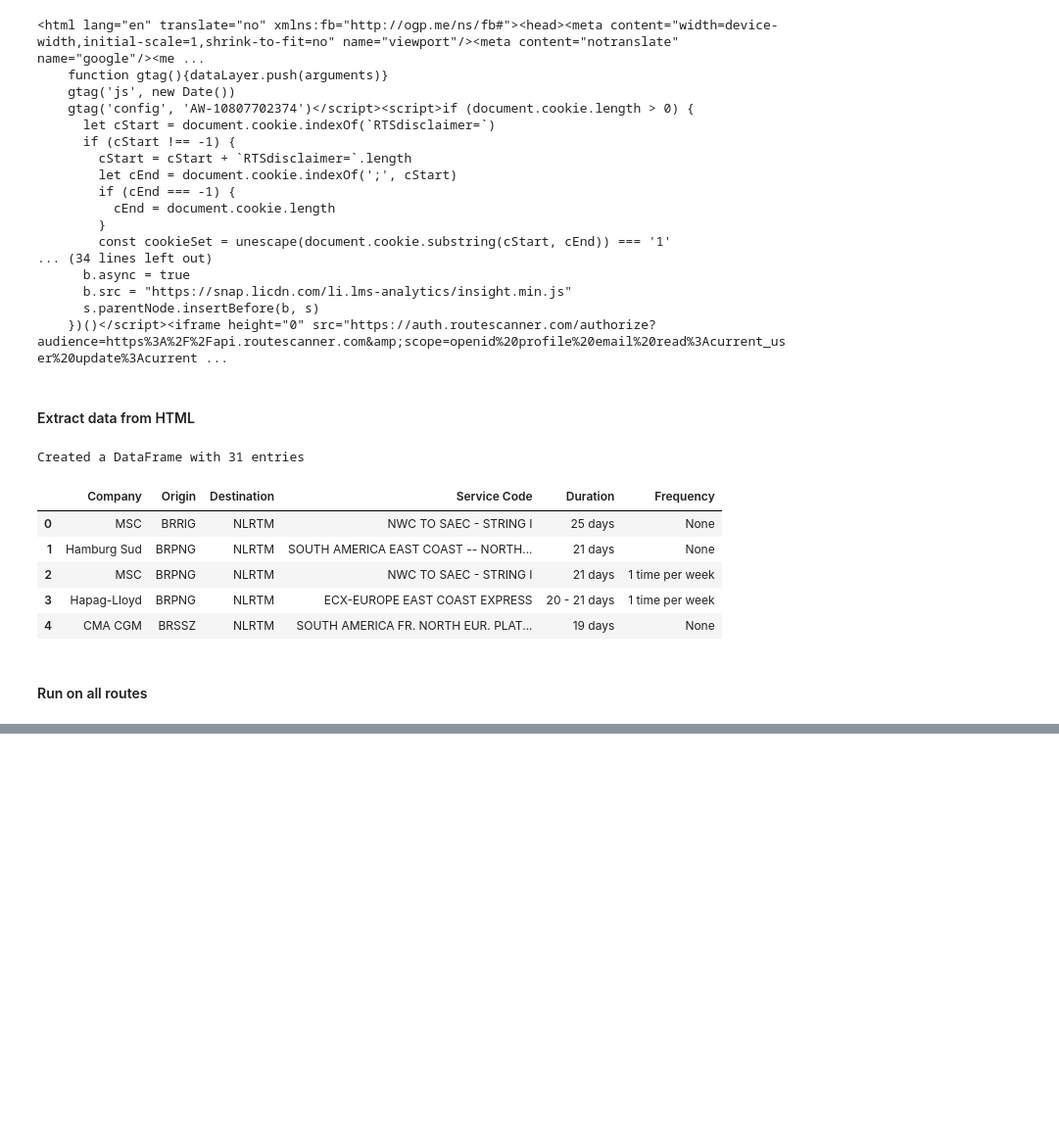
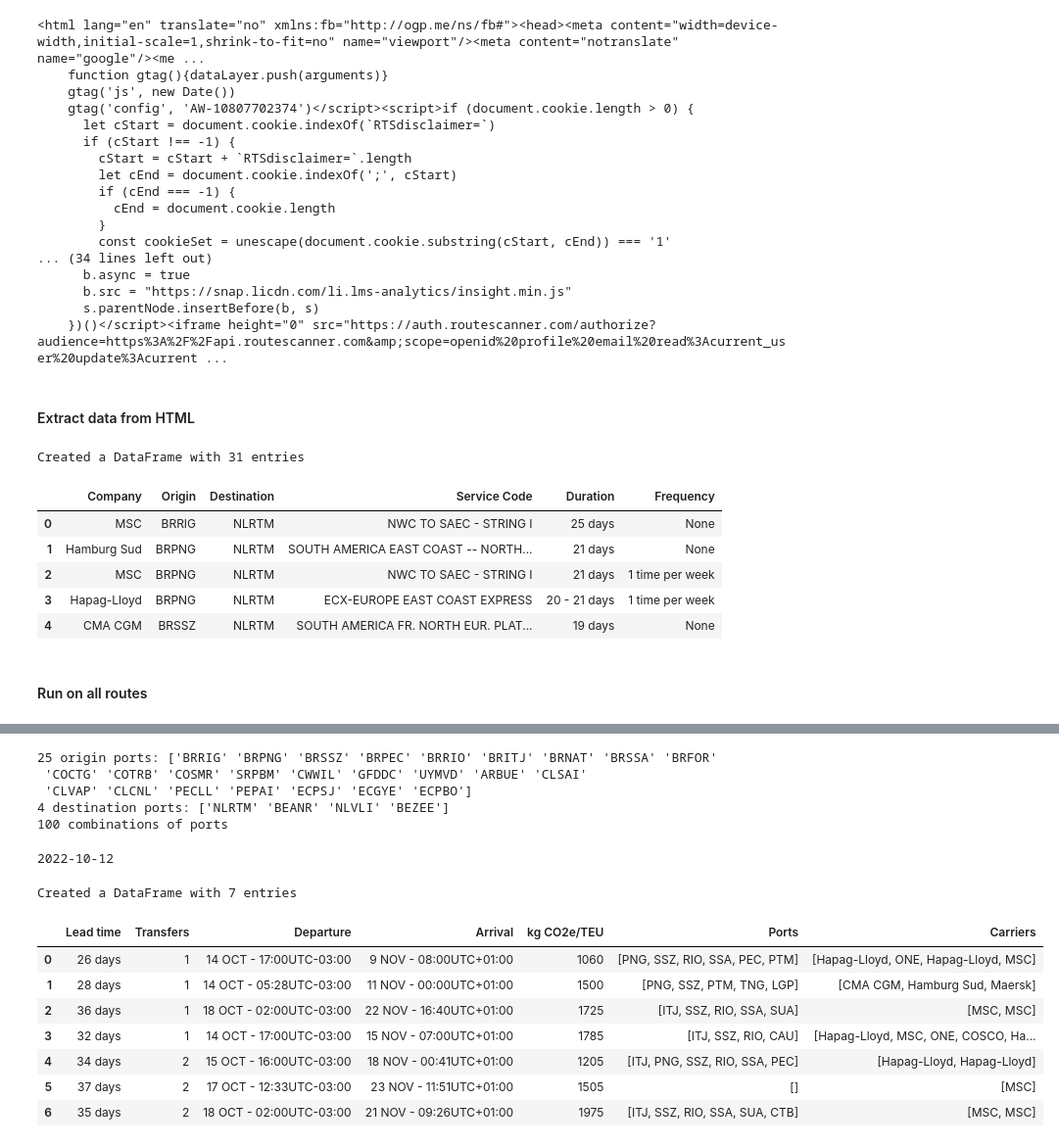
Before and after one commit to EwoutH/shipping-data, a Jupyter notebook: scraping_routescanner.ipynb, the cells around one changed output, grey strips where cells are left out. Shown at 98% size. Cells and saved outputs as stored; diff of their text form; code cells hidden in the pictures; blank space fills up the shorter version.

```diff
--- a/scraping_routescanner.ipynb
+++ b/scraping_routescanner.ipynb
@@ -49,6 +47,7 @@ def get_webpage(url, headless=False):
     # Instantiate options
     opts = Options()
     opts.binary_location = "C:\Program Files\Google\Chrome\Application\chrome.exe"
+    opts.add_argument("window-size=2880,1920")
     if headless:
         opts.headless = True
 
@@ -83,7 +82,7 @@ def get_webpage(url, headless=False):
     n_results = int(soups[0].find("h6", class_="totalResults__mTaYp").text.split(' ')[0])
 
     # Get results from other pages
-    if n_results > 20 and recursive:
+    if n_results > 20:
         # Calculate number of extra pages
         extra_pages = (n_results-1) // 20
         # Calculate data for each extra page
@@ -217,0 +210,22 @@ route_df.to_csv("data/routes_between_ports.csv")
+# %%
+# Create list of origin and destination ports
+o_ports = route_df["Origin"].unique()
+d_ports = route_df["Destination"].unique()
+print(f"{len(o_ports)} origin ports: {o_ports}\n{len(d_ports)} destination ports: {d_ports}")
+
+# Make list with all combinations
+od_ports = list(itertools.product(o_ports, d_ports))
+print(f"{len(od_ports)} combinations of ports")
+# %% [output]
+25 origin ports: ['BRRIG' 'BRPNG' 'BRSSZ' 'BRPEC' 'BRRIO' 'BRITJ' 'BRNAT' 'BRSSA' 'BRFOR'
+ 'COCTG' 'COTRB' 'COSMR' 'SRPBM' 'CWWIL' 'GFDDC' 'UYMVD' 'ARBUE' 'CLSAI'
+ 'CLVAP' 'CLCNL' 'PECLL' 'PEPAI' 'ECPSJ' 'ECGYE' 'ECPBO']
+4 destination ports: ['NLRTM' 'BEANR' 'NLVLI' 'BEZEE']
+100 combinations of ports
+# %%
+# Use today's date, by default
+from datetime import date
+today = date.today()
+print(today)
+# %% [output]
+2022-10-12
@@ -217,0 +275,51 @@ route_df.to_csv("data/routes_between_ports.csv")
+# %%
+# Returns route data for list of routes
+def get_route_data2(soup):
+    # Create empty list for the route data
+    route_data = []
+
+    # Create a list with all route cards
+    routes = soup.find_all("li", class_="voyage voyage__e0GtV")
+
+    # For each route, find the company, origin, destination, service code, duration and if known frequency
+    for route in routes:
+        lead = route.find("li", class_="voyageMetaColumn__qkBJv").text
+
+        small = route.find_all("li", class_="voyageMetaColumn__qkBJv voyageMetaColumnSmall__QMXjZ", limit=2)
+        transfers, co2 = small[0].text, small[1].text
+
+        times = route.find_all("li", class_="voyageMetaColumn__qkBJv smallerText__ED-90", limit=2)
+        dep, arr = times[0].text, times[1].text
+
+        p = route.find_all("span", class_="stopLocode__V9cgh undefined")
+        ports = [n.text for n in p]
+
+        c = route.find_all("span", class_="carrierNames__Dn5bC")
+        companies = [n.text for n in c]
+
+        route_data.append([lead, transfers, dep, arr, co2, ports, companies])
+    return route_data
+# %%
+# Get some soup
+soup2 = get_webpage2(urls2[0])
+
+# Get route data sample
+data2 = get_route_data2(soup2)
+
+# Define dict keys / dataframe columns
+columns2 = ["Lead time", "Transfers", "Departure", "Arrival", "kg CO2e/TEU", "Ports", "Carriers"]
+
+# Create dataframe from the data sample
+df2 = pd.DataFrame(data2, columns=columns2)
+print(f"Created a DataFrame with {df2.index.size} entries")
+df2
+# %% [output]
+Created a DataFrame with 7 entries
+|  | Lead time | Transfers | Departure | Arrival | kg CO2e/TEU | Ports | Carriers |
+| 0 | 26 days | 1 | 14 OCT - 17:00UTC-03:00 | 9 NOV - 08:00UTC+01:00 | 1060 | [PNG, SSZ, RIO, SSA, PEC, PTM] | [Hapag-Lloyd, ONE, Hapag-Lloyd, MSC] |
+| 1 | 28 days | 1 | 14 OCT - 05:28UTC-03:00 | 11 NOV - 00:00UTC+01:00 | 1500 | [PNG, SSZ, PTM, TNG, LGP] | [CMA CGM, Hamburg Sud, Maersk] |
+| 2 | 36 days | 1 | 18 OCT - 02:00UTC-03:00 | 22 NOV - 16:40UTC+01:00 | 1725 | [ITJ, SSZ, RIO, SSA, SUA] | [MSC, MSC] |
+| 3 | 32 days | 1 | 14 OCT - 17:00UTC-03:00 | 15 NOV - 07:00UTC+01:00 | 1785 | [ITJ, SSZ, RIO, CAU] | [Hapag-Lloyd, MSC, ONE, COSCO, Ha... |
+| 4 | 34 days | 2 | 15 OCT - 16:00UTC-03:00 | 18 NOV - 00:41UTC+01:00 | 1205 | [ITJ, PNG, SSZ, RIO, SSA, PEC] | [Hapag-Lloyd, Hapag-Lloyd] |
+| 5 | 37 days | 2 | 17 OCT - 12:33UTC-03:00 | 23 NOV - 11:51UTC+01:00 | 1505 | [] | [MSC] |
+| 6 | 35 days | 2 | 18 OCT - 02:00UTC-03:00 | 21 NOV - 09:26UTC+01:00 | 1975 | [ITJ, SSZ, RIO, SSA, SUA, CTB] | [MSC, MSC] |
```
Also changed, not shown: parts of 7 cells of this notebook, 2 other files.
